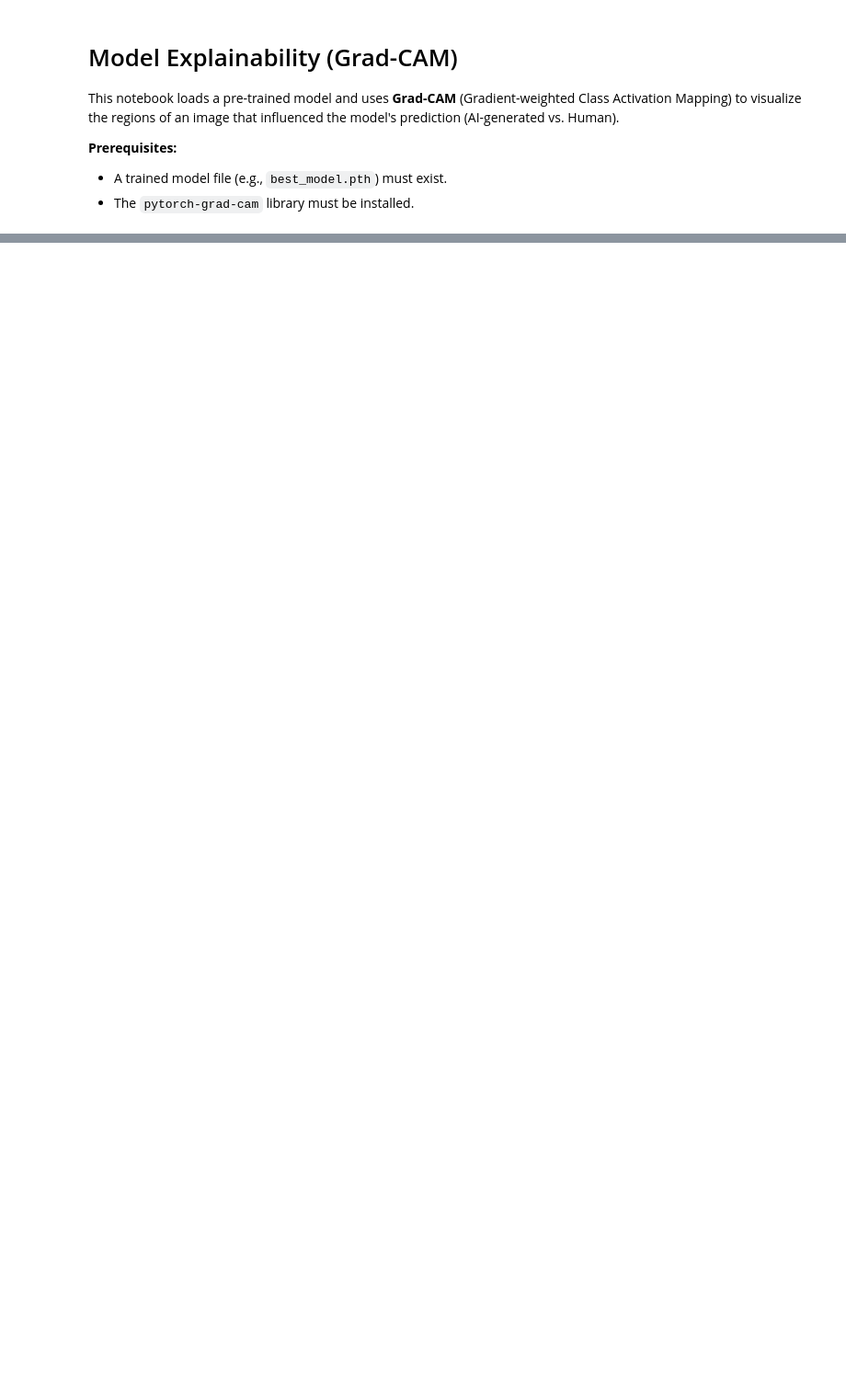
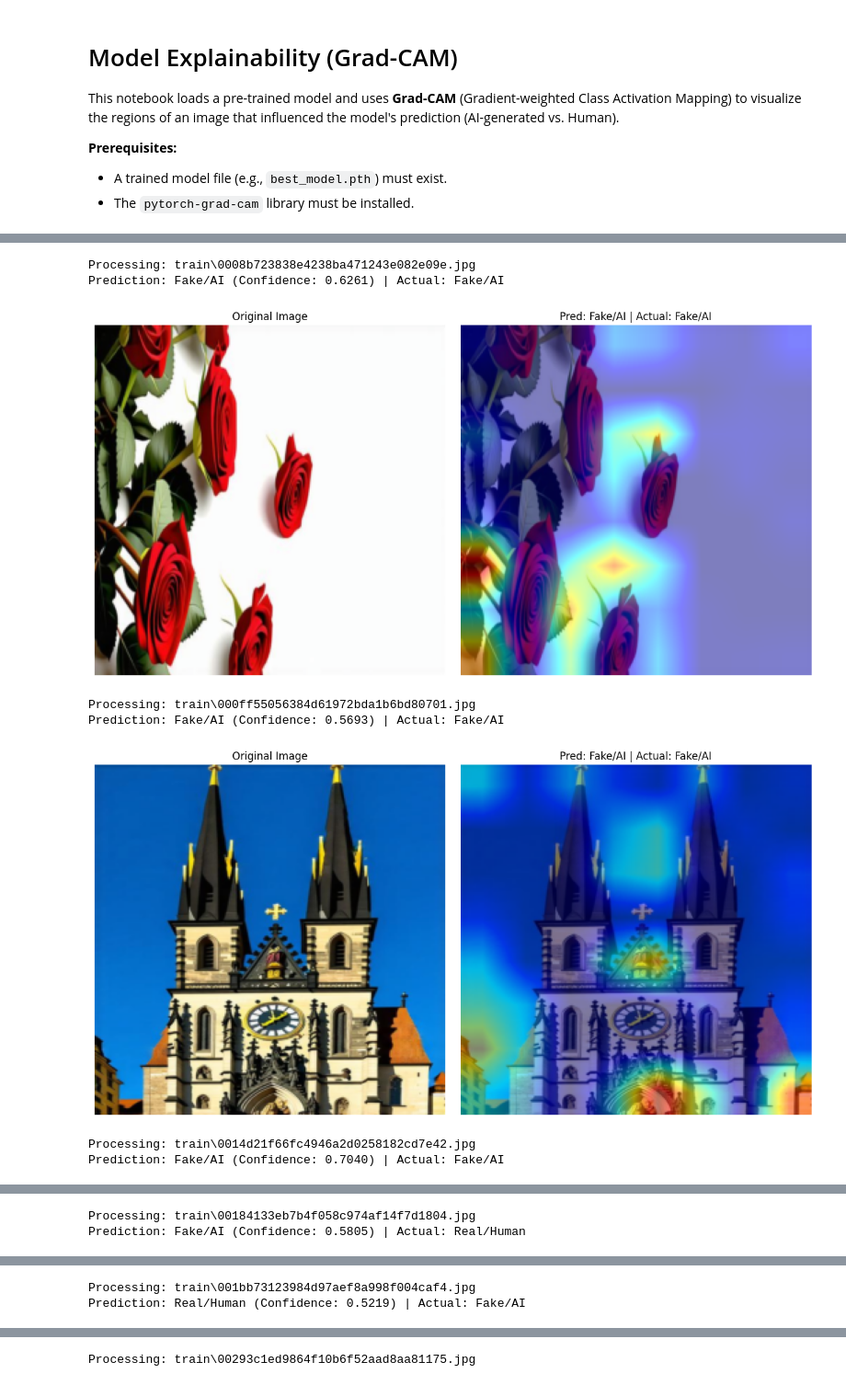
Before and after one commit to pamudu123/Detect-AI-vs.-Human-Generated-Images, a Jupyter notebook: explainability.ipynb, the cells around one changed output, grey strips where cells are left out. Shown at 92% size. Cells and saved outputs as stored; diff of their text form; code cells hidden in the pictures; blank space fills up the shorter version.

Commit message:
testing with explainability

```diff
--- a/explainability.ipynb
+++ b/explainability.ipynb
@@ -31,7 +33,10 @@ MODEL_NAME = 'convnext_base.clip_laion2b_augreg_ft_in1k'
 
 MODEL_PATH = 'best_model.pth'
 
-DATA_DIR = "/kaggle/input/ai-vs-human-generated-dataset/"
-TEST_CSV_PATH = "/kaggle/input/ai-vs-human-generated-dataset/test.csv"
+IMAGES_DIR = "train"
+GT_FILE = "train.csv"
+
+SAVE_DIR = "results/v1"
+os.makedirs(SAVE_DIR, exist_ok=True)
 
 print(f"Device: {DEVICE}")
@@ -87,7 +100,7 @@ def get_target_layer(model, model_name):
     # If still None (e.g. ViT), GradCAM might need specific handling for Transformers (reshape_transform)
     # For this snippet, we assume CNN-like or hybrid architectures supported by default
 
-    print(f"Target Layer for Grad-CAM: {target_layer}")
+    # print(f"Target Layer for Grad-CAM: {target_layer}")
     return target_layer
 
 def run_grad_cam(model, img_tensor, target_layer):
@@ -111,7 +124,7 @@ def run_grad_cam(model, img_tensor, target_layer):
 
     return grayscale_cam
 
-def visualize_cam(img_tensor, heatmap, title="Grad-CAM"):
+def visualize_cam(img_tensor, heatmap, title="Grad-CAM", save_path=None):
     """
     Plots the original image and the heatmap overlay.
     """
@@ -138,5 +151,7 @@ def visualize_cam(img_tensor, heatmap, title="Grad-CAM"):
     plt.axis('off')
 
     plt.tight_layout()
+    if save_path:
+        plt.savefig(save_path, bbox_inches='tight')
     plt.show()
 # %%
@@ -181,0 +183,5 @@ else:
+# %%
+df_labels = pd.read_csv(GT_FILE)
+df_labels['file_name'] = df_labels['file_name'].str.replace('train_data/', '', regex=False)
+label_lookup = dict(zip(df_labels['file_name'], df_labels['label']))
+label_lookup
@@ -181,0 +206,55 @@ else:
+# %%
+N_RECORDS = 5
+# %%
+# 2. Process and Explain
+for i, img_path in enumerate(image_paths):
+    print(f"Processing: {img_path}")
+    if i == N_RECORDS:
+        break
+    if os.path.exists(img_path):
+        try:
+            # Load Image
+            image = Image.open(img_path).convert('RGB')
+            input_tensor = val_transform(image)
+
+            # Get Prediction
+            with torch.no_grad():
+                output = model(input_tensor.unsqueeze(0).to(DEVICE))
+                probs = torch.nn.functional.softmax(output, dim=1)
+                pred_idx = torch.argmax(probs).item()
+                conf = probs[0][pred_idx].item()
+
+            label_map = {0: "Real/Human", 1: "Fake/AI"}
+            pred_label = label_map.get(pred_idx, str(pred_idx))
+
+            # Get Actual Label
+            actual_text = "Unknown"
+            img_name = os.path.basename(img_path)
+            if img_name in label_lookup:
+                actual_val = label_lookup[img_name]
+                actual_text = label_map.get(actual_val, str(actual_val))
+
+            print(f"Prediction: {pred_label} (Confidence: {conf:.4f}) | Actual: {actual_text}")
+
+            # Run Grad-CAM
+            target_layer = get_target_layer(model, MODEL_NAME)
+            if target_layer:
+                heatmap = run_grad_cam(model, input_tensor, target_layer)
+                save_path = f'{SAVE_DIR}/{img_name}'
+                visualize_cam(input_tensor, heatmap, title=f"Pred: {pred_label} | Actual: {actual_text}", save_path=save_path)
+            else:
+                print("Could not identify target layer for this model architecture.")
+
+        except Exception as e:
+            print(f"Error during processing {img_path}: {e}")
+    else:
+        print(f"Image file not found: {img_path}")
+# %% [output]
+Processing: train\0008b723838e4238ba471243e082e09e.jpg
+Prediction: Fake/AI (Confidence: 0.6261) | Actual: Fake/AI
+[figure, added]
+Processing: train\000ff55056384d61972bda1b6bd80701.jpg
+Prediction: Fake/AI (Confidence: 0.5693) | Actual: Fake/AI
+[figure, added]
+Processing: train\0014d21f66fc4946a2d0258182cd7e42.jpg
+Prediction: Fake/AI (Confidence: 0.7040) | Actual: Fake/AI
@@ -181,0 +262,2 @@ else:
+Processing: train\00184133eb7b4f058c974af14f7d1804.jpg
+Prediction: Fake/AI (Confidence: 0.5805) | Actual: Real/Human
@@ -181,0 +265,2 @@ else:
+Processing: train\001bb73123984d97aef8a998f004caf4.jpg
+Prediction: Real/Human (Confidence: 0.5219) | Actual: Fake/AI
@@ -181,0 +268 @@ else:
+Processing: train\00293c1ed9864f10b6f52aad8aa81175.jpg
```
Also changed, not shown: parts of 6 cells of this notebook, 2 other files.
